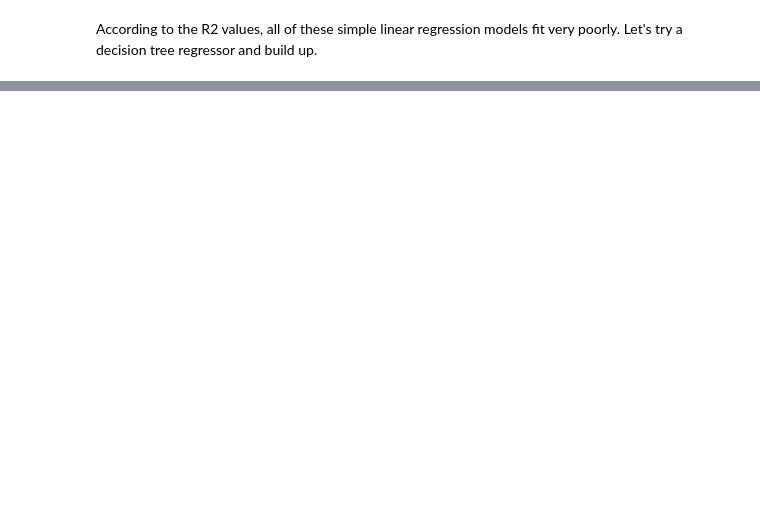
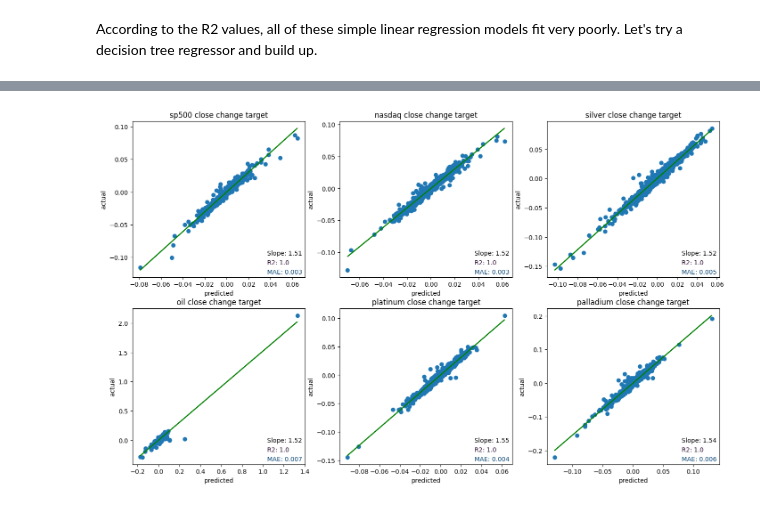
Before and after one commit to kklimov1/PriceRegressionPredictor, a Jupyter notebook: goldPriceAnalysis.ipynb, the cells around one changed output, grey strips where cells are left out. Cells and saved outputs as stored; diff of their text form; code cells hidden in the pictures; blank space fills up the shorter version.

```diff
--- a/goldPriceAnalysis.ipynb
+++ b/goldPriceAnalysis.ipynb
@@ -588,0 +549,4 @@ decision_tree_regressor.fit(X_train.iloc[:,1:])
+# %%
+test_model(RandomForestRegressor())
+# %% [output]
+[figure, added]
```
Also changed, not shown: parts of 19 cells of this notebook.
